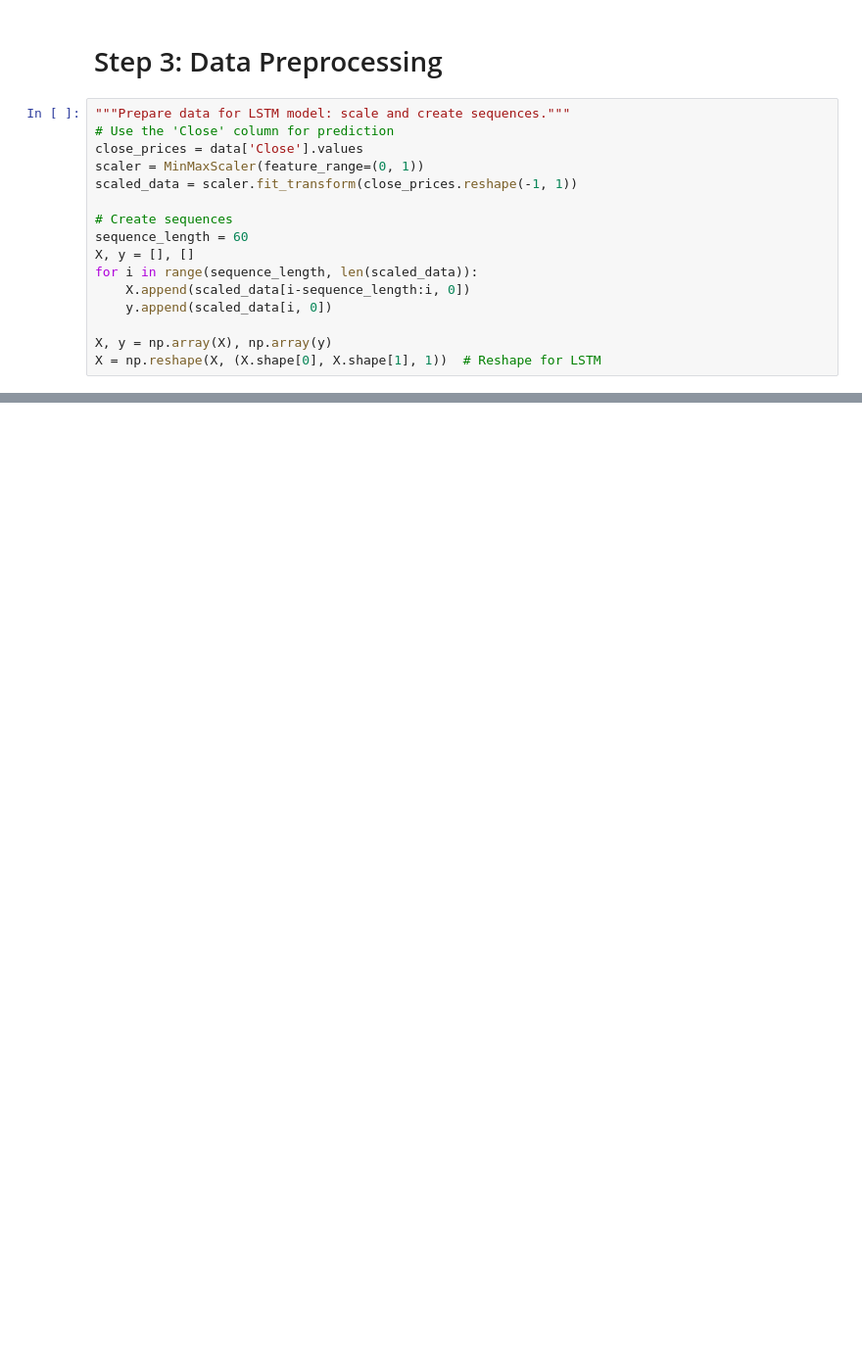
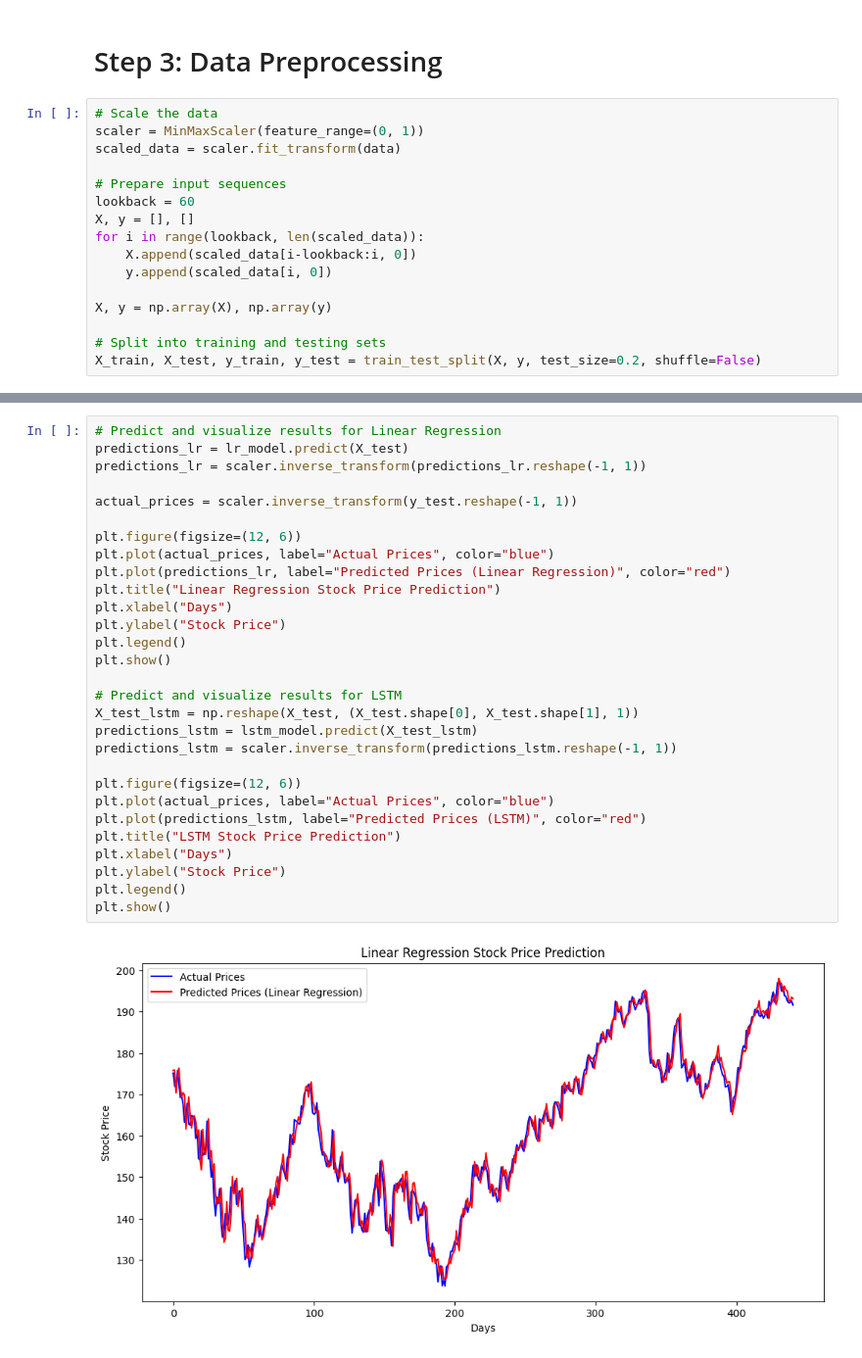
Before and after one commit to its-rlee/StockTrendPredictor, a Jupyter notebook: notebooks/model_training.ipynb, the cells around one changed output, grey strips where cells are left out. Shown at 98% size. Saved outputs shown, nothing was run; the diff lists cells and outputs as text; blank space fills up the shorter version.

Commit message:
update model_training

```diff
--- a/notebooks/model_training.ipynb
+++ b/notebooks/model_training.ipynb
@@ -57,19 +55,19 @@ max      179.076614   179.991605   176.233164   179.686603  6.488252e+08
 # %% [markdown]
 # Step 3: Data Preprocessing
 # %%
-"""Prepare data for LSTM model: scale and create sequences."""
-# Use the 'Close' column for prediction
-close_prices = data['Close'].values
+# Scale the data
 scaler = MinMaxScaler(feature_range=(0, 1))
-scaled_data = scaler.fit_transform(close_prices.reshape(-1, 1))
+scaled_data = scaler.fit_transform(data)
 
-# Create sequences
-sequence_length = 60
+# Prepare input sequences
+lookback = 60
 X, y = [], []
-for i in range(sequence_length, len(scaled_data)):
-    X.append(scaled_data[i-sequence_length:i, 0])
+for i in range(lookback, len(scaled_data)):
+    X.append(scaled_data[i-lookback:i, 0])
     y.append(scaled_data[i, 0])
 
 X, y = np.array(X), np.array(y)
-X = np.reshape(X, (X.shape[0], X.shape[1], 1))  # Reshape for LSTM
+
+# Split into training and testing sets
+X_train, X_test, y_train, y_test = train_test_split(X, y, test_size=0.2, shuffle=False)
 # %% [markdown]
@@ -140,0 +130,31 @@ plt.show()
+# %%
+# Predict and visualize results for Linear Regression
+predictions_lr = lr_model.predict(X_test)
+predictions_lr = scaler.inverse_transform(predictions_lr.reshape(-1, 1))
+
+actual_prices = scaler.inverse_transform(y_test.reshape(-1, 1))
+
+plt.figure(figsize=(12, 6))
+plt.plot(actual_prices, label="Actual Prices", color="blue")
+plt.plot(predictions_lr, label="Predicted Prices (Linear Regression)", color="red")
+plt.title("Linear Regression Stock Price Prediction")
+plt.xlabel("Days")
+plt.ylabel("Stock Price")
+plt.legend()
+plt.show()
+
+# Predict and visualize results for LSTM
+X_test_lstm = np.reshape(X_test, (X_test.shape[0], X_test.shape[1], 1))
+predictions_lstm = lstm_model.predict(X_test_lstm)
+predictions_lstm = scaler.inverse_transform(predictions_lstm.reshape(-1, 1))
+
+plt.figure(figsize=(12, 6))
+plt.plot(actual_prices, label="Actual Prices", color="blue")
+plt.plot(predictions_lstm, label="Predicted Prices (LSTM)", color="red")
+plt.title("LSTM Stock Price Prediction")
+plt.xlabel("Days")
+plt.ylabel("Stock Price")
+plt.legend()
+plt.show()
+# %% [output]
+[figure, added]
```
Also changed, not shown: parts of 13 cells of this notebook, 7 other files.
